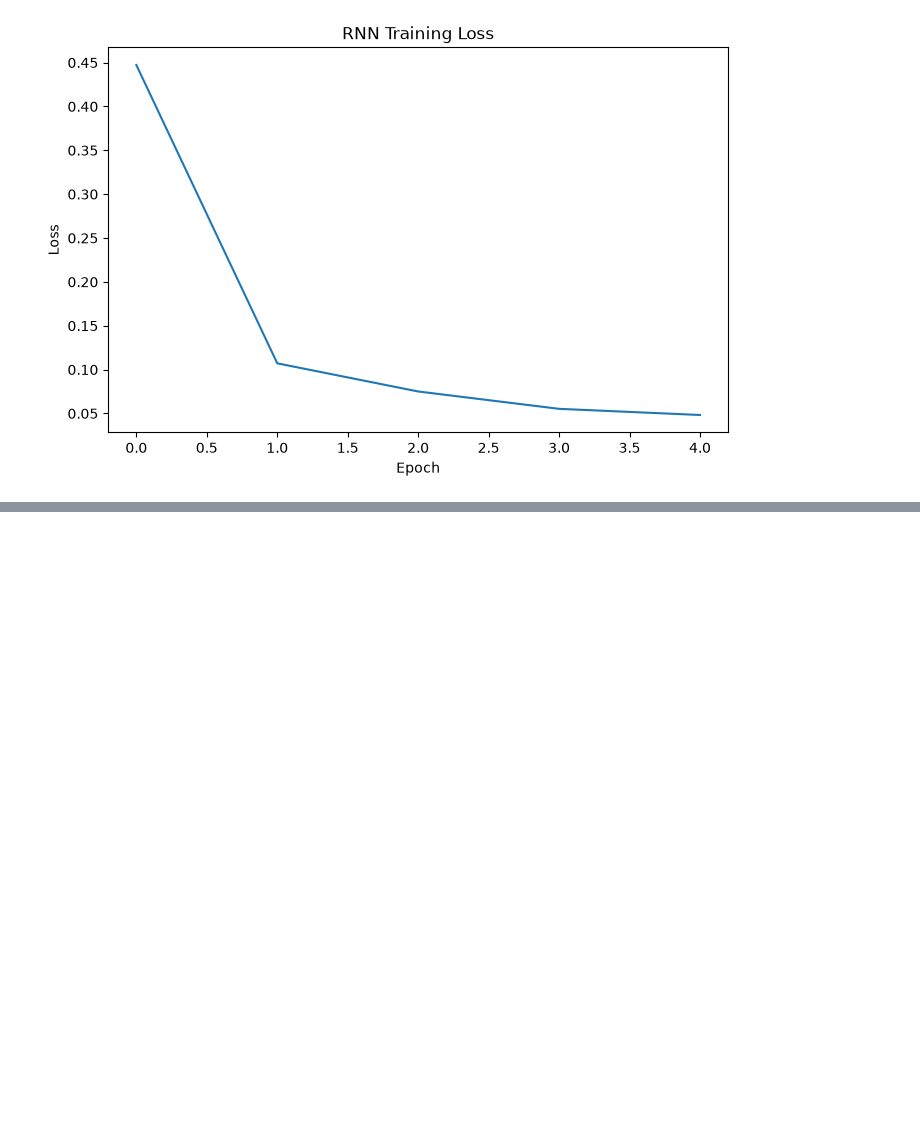
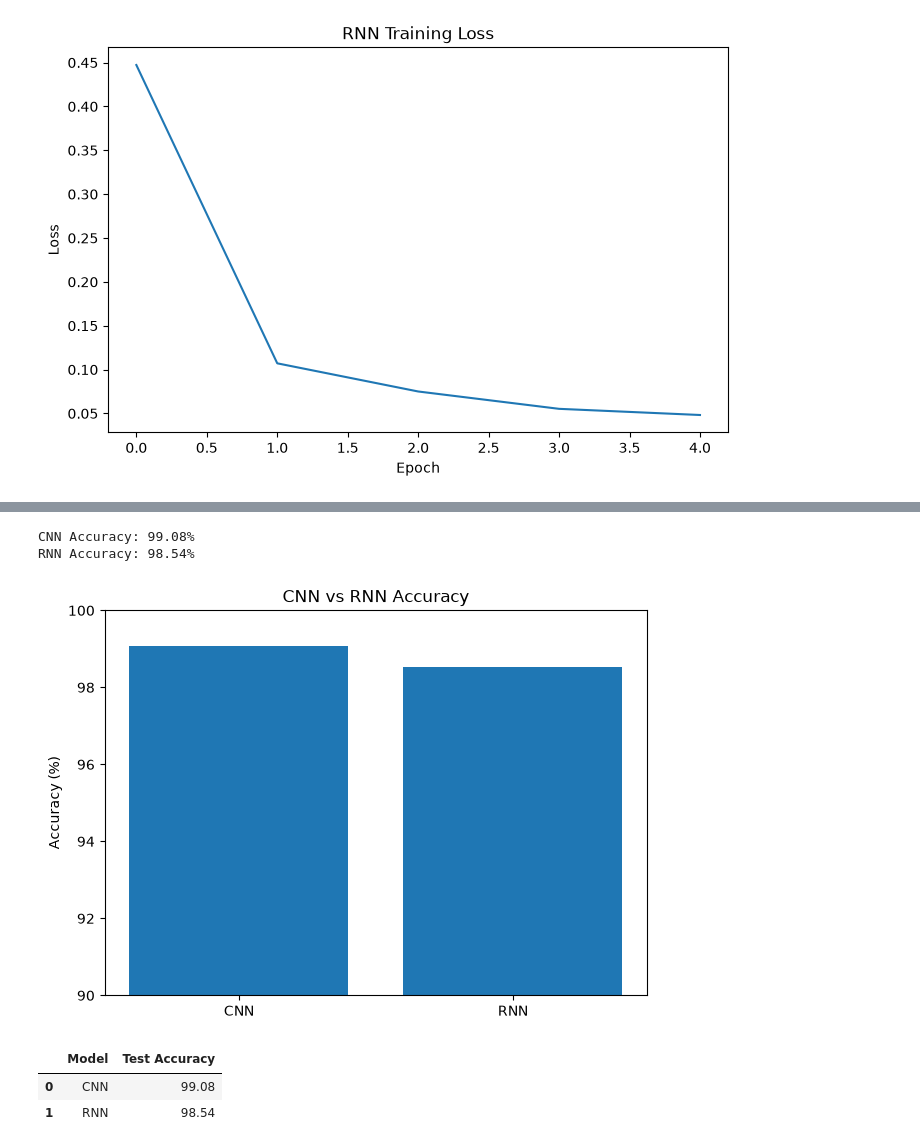
Before and after one commit to sayan629/AI_ML_python, a Jupyter notebook: (41) Deep Learning Part 6/MNIST_Handwritten_Analysis.ipynb, the cells around one changed output, grey strips where cells are left out. Cells and saved outputs as stored; diff of their text form; code cells hidden in the pictures; blank space fills up the shorter version.

```diff
--- a/(41) Deep Learning Part 6/MNIST_Handwritten_Analysis.ipynb
+++ b/(41) Deep Learning Part 6/MNIST_Handwritten_Analysis.ipynb
@@ -409,0 +472,39 @@ plt.show()
+# %%
+print(f"CNN Accuracy: {cnn_accuracy:.2f}%")
+print(f"RNN Accuracy: {rnn_accuracy:.2f}%")
+# %% [output]
+CNN Accuracy: 99.08%
+RNN Accuracy: 98.54%
+# %%
+models = ["CNN", "RNN"]
+accuracies = [
+    cnn_accuracy,
+    rnn_accuracy
+]
+
+plt.figure(figsize=(7, 5))
+plt.bar(models, accuracies)
+plt.ylabel("Accuracy (%)")
+plt.title("CNN vs RNN Accuracy")
+
+plt.ylim(90, 100)
+
+plt.show()
+# %% [output]
+[figure, added]
+# %%
+comparison = {
+    "Model": ["CNN", "RNN"],
+    "Test Accuracy": [
+        cnn_accuracy,
+        rnn_accuracy
+    ]
+}
+
+import pandas as pd
+comparison_df = pd.DataFrame(comparison)
+comparison_df
+# %% [output]
+|  | Model | Test Accuracy |
+| 0 | CNN | 99.08 |
+| 1 | RNN | 98.54 |
```
Also changed, not shown: parts of 8 cells of this notebook, 2 other files.
